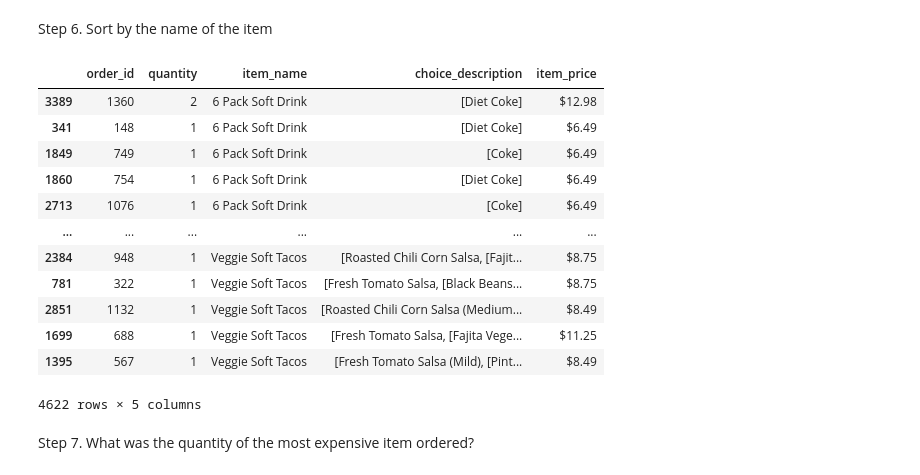
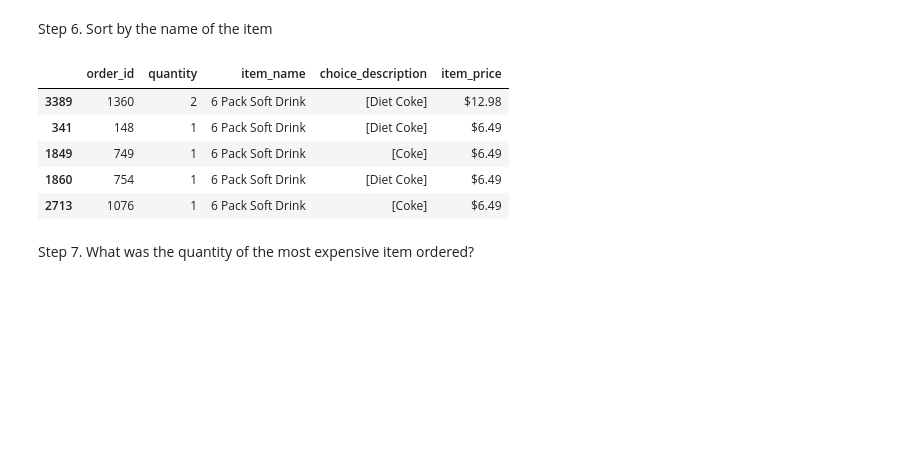
Before and after one commit to Karlajack/pydata_analysis, a Jupyter notebook: pandasdailypractice2.ipynb, the cells around one changed output. Drawn from its saved outputs; the diff is of its cells as text; code cells hidden in the pictures; blank space fills up the shorter version.

```diff
--- a/pandasdailypractice2.ipynb
+++ b/pandasdailypractice2.ipynb
@@ -68,21 +55,14 @@ chipo[['item_name', 'item_price']]
 # %% [markdown]
 Step 6. Sort by the name of the item
 # %%
-chipo.sort_values('item_name')
+chipo.sort_values('item_name').head()
 # %% [output]
 |  | order_id | quantity | item_name | choice_description | item_price |
 | 3389 | 1360 | 2 | 6 Pack Soft Drink | [Diet Coke] | $12.98 |
 | 341 | 148 | 1 | 6 Pack Soft Drink | [Diet Coke] | $6.49 |
 | 1849 | 749 | 1 | 6 Pack Soft Drink | [Coke] | $6.49 |
 | 1860 | 754 | 1 | 6 Pack Soft Drink | [Diet Coke] | $6.49 |
 | 2713 | 1076 | 1 | 6 Pack Soft Drink | [Coke] | $6.49 |
-| ... | ... | ... | ... | ... | ... |
-| 2384 | 948 | 1 | Veggie Soft Tacos | [Roasted Chili Corn Salsa, [Fajit... | $8.75 |
-| 781 | 322 | 1 | Veggie Soft Tacos | [Fresh Tomato Salsa, [Black Beans... | $8.75 |
-| 2851 | 1132 | 1 | Veggie Soft Tacos | [Roasted Chili Corn Salsa (Medium... | $8.49 |
-| 1699 | 688 | 1 | Veggie Soft Tacos | [Fresh Tomato Salsa, [Fajita Vege... | $11.25 |
-| 1395 | 567 | 1 | Veggie Soft Tacos | [Fresh Tomato Salsa (Mild), [Pint... | $8.49 |
-4622 rows × 5 columns
 # %% [markdown]
 Step 7. What was the quantity of the most expensive item ordered?
 # %%
```
Also changed, not shown: parts of 6 cells of this notebook.
